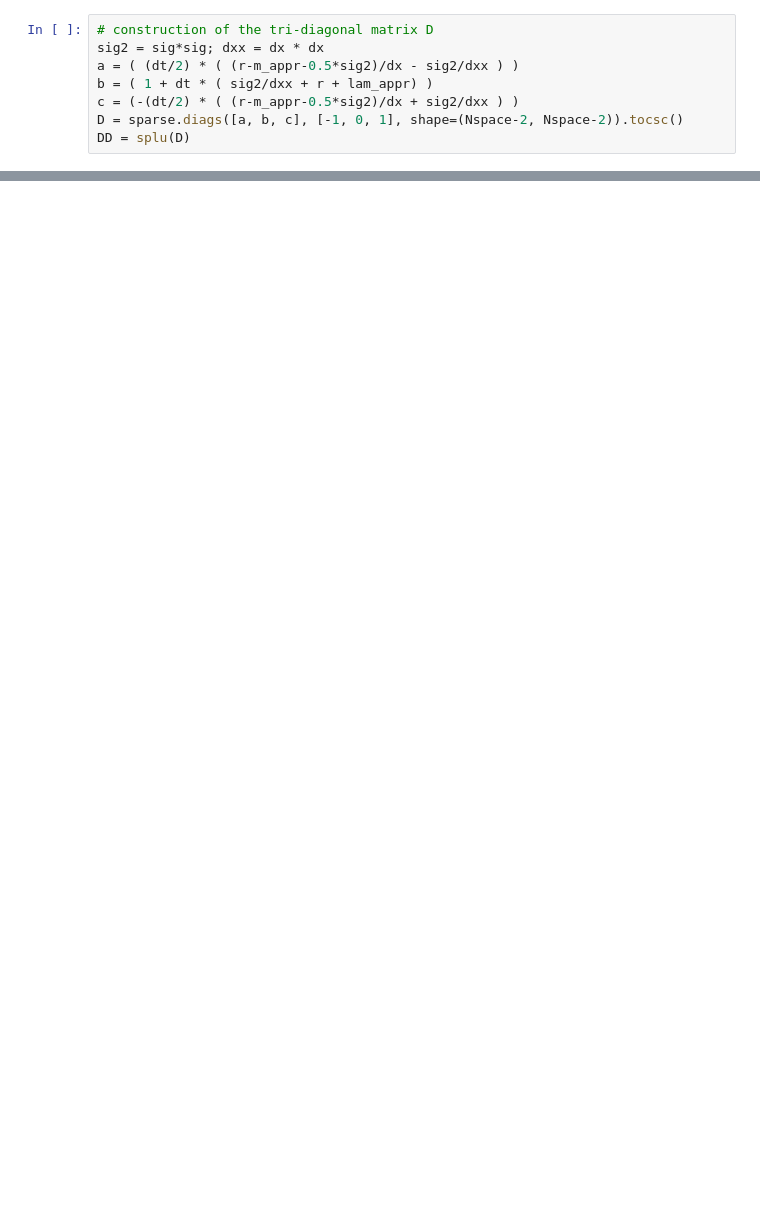
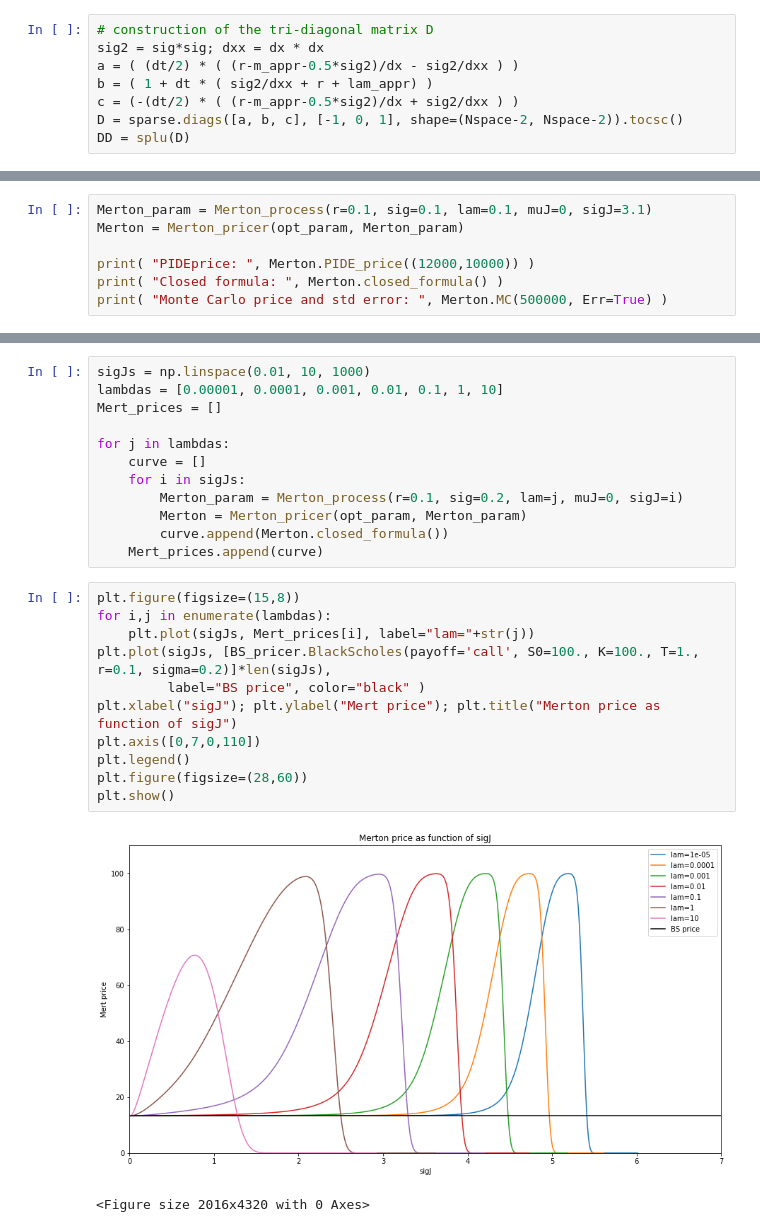
Before and after one commit to cantaro86/Financial-Models-Numerical-Methods, a Jupyter notebook: 3.1 Merton jump-diffusion, PIDE method.ipynb, the cells around one changed output, grey strips where cells are left out. Saved outputs shown, nothing was run; the diff lists cells and outputs as text; blank space fills up the shorter version.

```diff
--- a/3.1 Merton jump-diffusion, PIDE method.ipynb
+++ b/3.1 Merton jump-diffusion, PIDE method.ipynb
@@ -303,0 +420,7 @@ Merton.PIDE_price((6000,3000), Time=True)
+# %%
+Merton_param = Merton_process(r=0.1, sig=0.1, lam=0.1, muJ=0, sigJ=3.1)
+Merton = Merton_pricer(opt_param, Merton_param)
+
+print( "PIDEprice: ", Merton.PIDE_price((12000,10000)) )
+print( "Closed formula: ", Merton.closed_formula() )
+print( "Monte Carlo price and std error: ", Merton.MC(500000, Err=True) )
@@ -303,0 +451,26 @@ Merton.PIDE_price((6000,3000), Time=True)
+# %%
+sigJs = np.linspace(0.01, 10, 1000)
+lambdas = [0.00001, 0.0001, 0.001, 0.01, 0.1, 1, 10]
+Mert_prices = []
+
+for j in lambdas:
+    curve = []
+    for i in sigJs:
+        Merton_param = Merton_process(r=0.1, sig=0.2, lam=j, muJ=0, sigJ=i)
+        Merton = Merton_pricer(opt_param, Merton_param)
+        curve.append(Merton.closed_formula())
+    Mert_prices.append(curve)
+# %%
+plt.figure(figsize=(15,8))
+for i,j in enumerate(lambdas):
+    plt.plot(sigJs, Mert_prices[i], label="lam="+str(j))
+plt.plot(sigJs, [BS_pricer.BlackScholes(payoff='call', S0=100., K=100., T=1., r=0.1, sigma=0.2)]*len(sigJs),
+         label="BS price", color="black" )
+plt.xlabel("sigJ"); plt.ylabel("Mert price"); plt.title("Merton price as function of sigJ")
+plt.axis([0,7,0,110])
+plt.legend()
+plt.figure(figsize=(28,60))
+plt.show()
+# %% [output]
+[figure, added]
+<Figure size 2016x4320 with 0 Axes>
```
Also changed, not shown: parts of 66 cells of this notebook, 17 other files.
